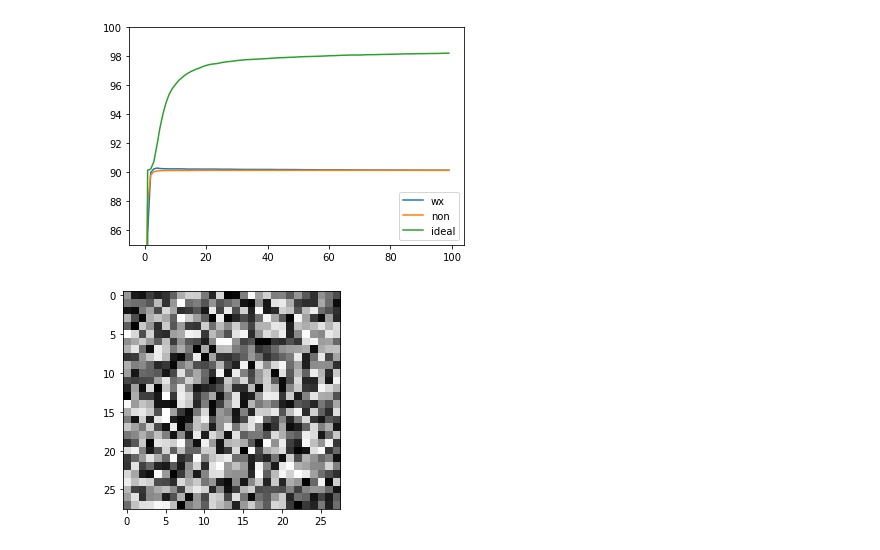
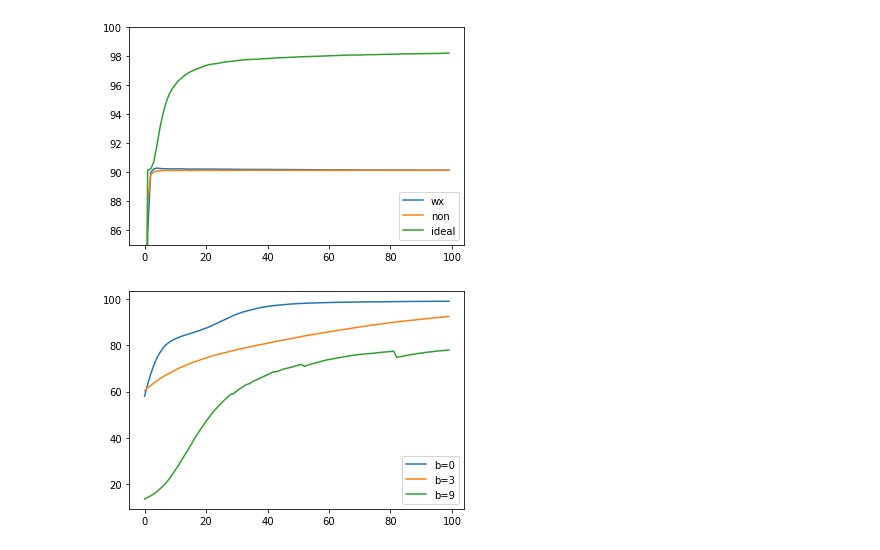
Before and after one commit to ShinATK/JupyterNotebook, a Jupyter notebook: myDeepLearning/COURSE1 Neural Networks and Deep Learning/Week 2/NumberRecognition/数字识别-二值回归.ipynb, the cells around one changed output. Cells and saved outputs as stored; diff of their text form; code cells hidden in the pictures.

```diff
--- a/myDeepLearning/COURSE1 Neural Networks and Deep Learning/Week 2/NumberRecognition/数字识别-二值回归.ipynb
+++ b/myDeepLearning/COURSE1 Neural Networks and Deep Learning/Week 2/NumberRecognition/数字识别-二值回归.ipynb
@@ -385,8 +405,14 @@ plt.show()
 # %% [output]
 [figure]
 # %%
-w_tmp = (-1 + 2*np.random.random((784, 1)))/10
-plt.imshow(w_tmp.reshape((28,28)), cmap='gray')
-np.savetxt('w_inital.txt', w_tmp.reshape((28,28)))
+accu1_0 = np.loadtxt('accu1_0.txt')
+accu1_3 = np.loadtxt('accu1_3.txt')
+accu1_9 = np.loadtxt('accu1_9.txt')
+
+plt.plot(accu1_0, label='b=0')
+plt.plot(accu1_3, label='b=3')
+plt.plot(accu1_9, label='b=9')
+plt.legend()
+plt.show()
 # %% [output]
-[figure, old version]
+[figure, new version]
```
Also changed, not shown: parts of 8 cells of this notebook, 22 other files.
